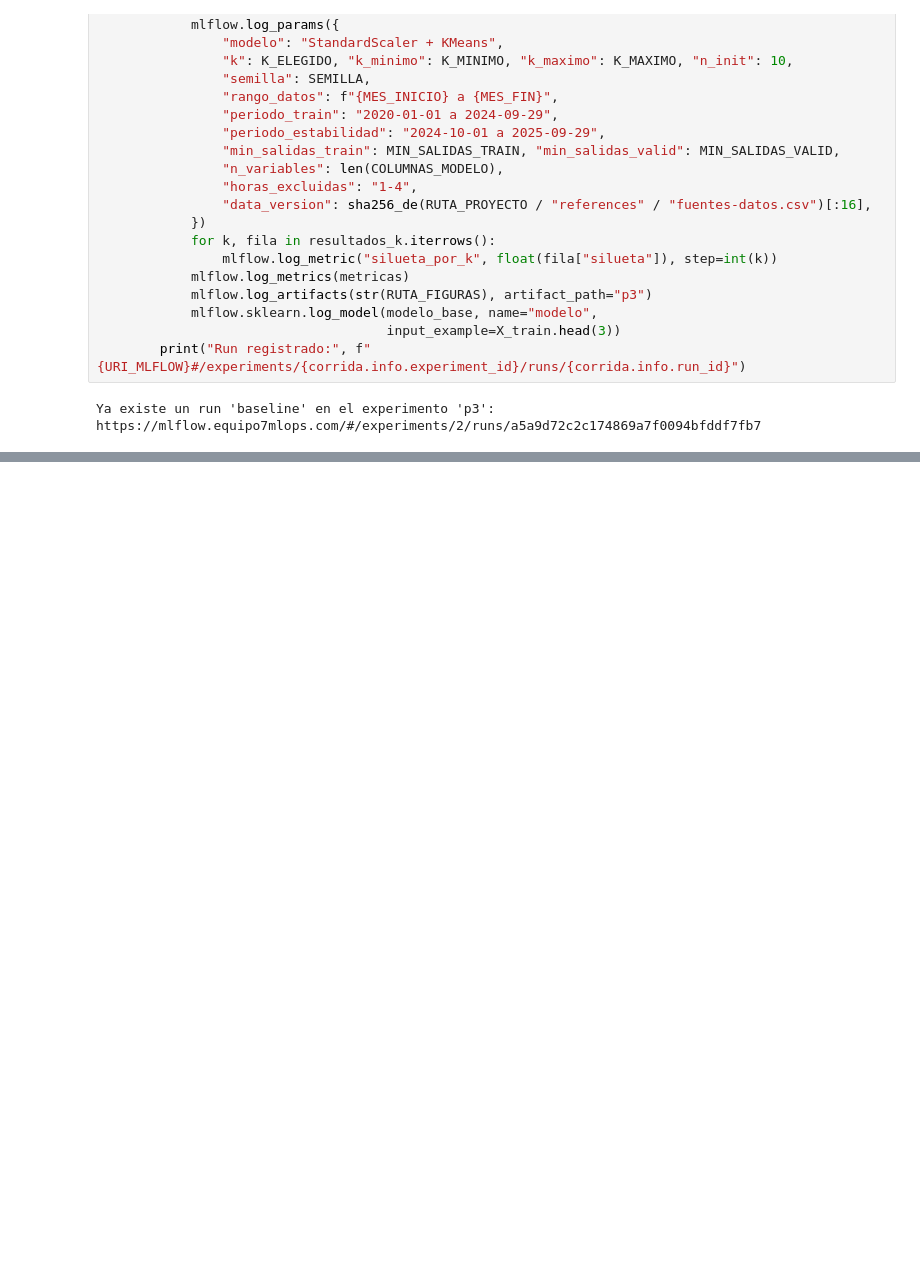
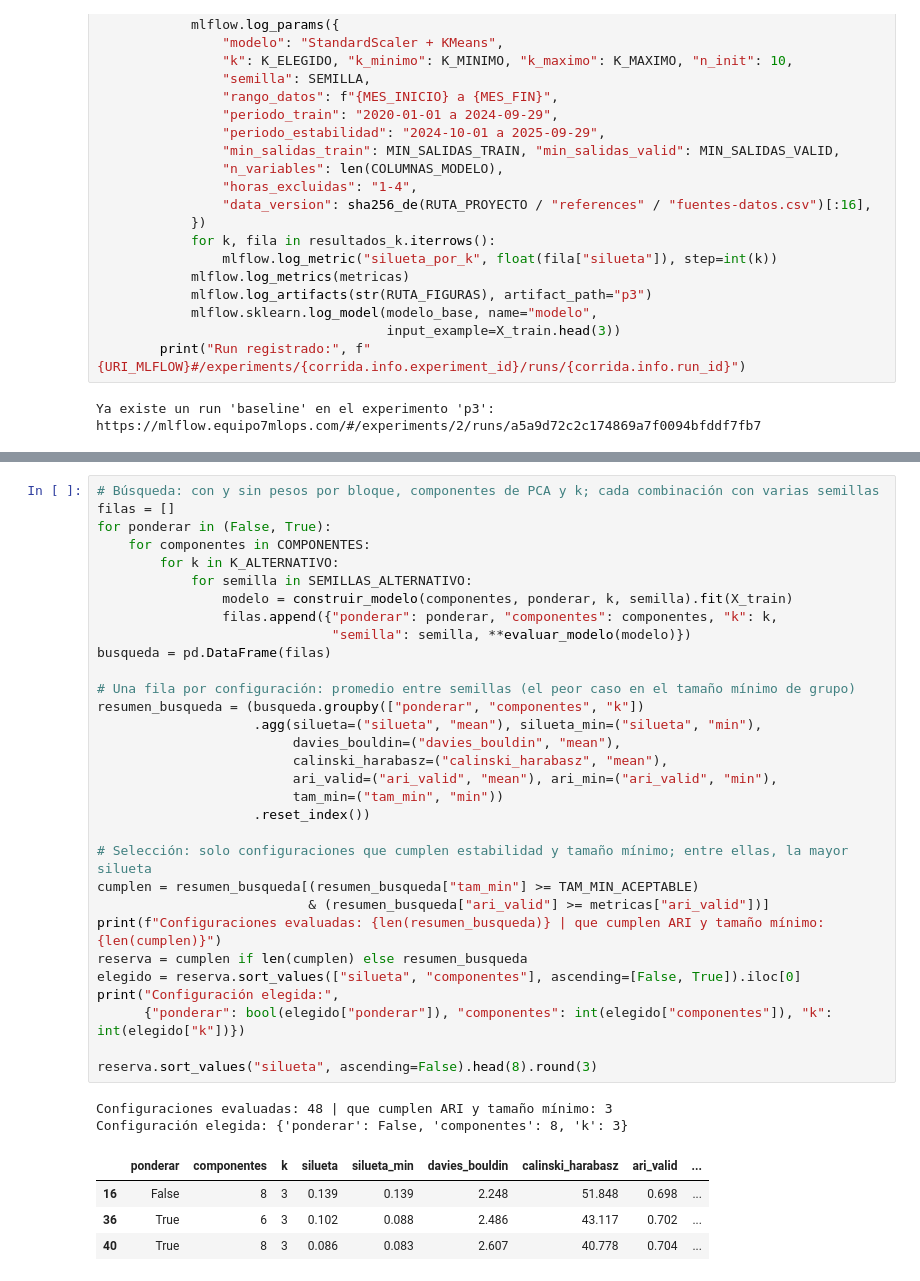
Before and after one commit to sanchezdavilaluisarturo/MLOps-ProyectoMiBici-Equipo7, a Jupyter notebook: notebooks/0.03-lasd-exploracion-carga.ipynb, the cells around one changed output, grey strips where cells are left out. Cells and saved outputs as stored; diff of their text form; blank space fills up the shorter version.

```diff
--- a/notebooks/0.03-lasd-exploracion-carga.ipynb
+++ b/notebooks/0.03-lasd-exploracion-carga.ipynb
@@ -1321,0 +1413,38 @@ Ya existe un run 'baseline' en el experimento 'p3': https://mlflow.equipo7mlops.
+# %%
+# Búsqueda: con y sin pesos por bloque, componentes de PCA y k; cada combinación con varias semillas
+filas = []
+for ponderar in (False, True):
+    for componentes in COMPONENTES:
+        for k in K_ALTERNATIVO:
+            for semilla in SEMILLAS_ALTERNATIVO:
+                modelo = construir_modelo(componentes, ponderar, k, semilla).fit(X_train)
+                filas.append({"ponderar": ponderar, "componentes": componentes, "k": k,
+                              "semilla": semilla, **evaluar_modelo(modelo)})
+busqueda = pd.DataFrame(filas)
+
+# Una fila por configuración: promedio entre semillas (el peor caso en el tamaño mínimo de grupo)
+resumen_busqueda = (busqueda.groupby(["ponderar", "componentes", "k"])
+                    .agg(silueta=("silueta", "mean"), silueta_min=("silueta", "min"),
+                         davies_bouldin=("davies_bouldin", "mean"),
+                         calinski_harabasz=("calinski_harabasz", "mean"),
+                         ari_valid=("ari_valid", "mean"), ari_min=("ari_valid", "min"),
+                         tam_min=("tam_min", "min"))
+                    .reset_index())
+
+# Selección: solo configuraciones que cumplen estabilidad y tamaño mínimo; entre ellas, la mayor silueta
+cumplen = resumen_busqueda[(resumen_busqueda["tam_min"] >= TAM_MIN_ACEPTABLE)
+                           & (resumen_busqueda["ari_valid"] >= metricas["ari_valid"])]
+print(f"Configuraciones evaluadas: {len(resumen_busqueda)} | que cumplen ARI y tamaño mínimo: {len(cumplen)}")
+reserva = cumplen if len(cumplen) else resumen_busqueda
+elegido = reserva.sort_values(["silueta", "componentes"], ascending=[False, True]).iloc[0]
+print("Configuración elegida:",
+      {"ponderar": bool(elegido["ponderar"]), "componentes": int(elegido["componentes"]), "k": int(elegido["k"])})
+
+reserva.sort_values("silueta", ascending=False).head(8).round(3)
+# %% [output]
+Configuraciones evaluadas: 48 | que cumplen ARI y tamaño mínimo: 3
+Configuración elegida: {'ponderar': False, 'componentes': 8, 'k': 3}
+|  | ponderar | componentes | k | silueta | silueta_min | davies_bouldin | calinski_harabasz | ari_valid | ... |
+| 16 | False | 8 | 3 | 0.139 | 0.139 | 2.248 | 51.848 | 0.698 | ... |
+| 36 | True | 6 | 3 | 0.102 | 0.088 | 2.486 | 43.117 | 0.702 | ... |
+| 40 | True | 8 | 3 | 0.086 | 0.083 | 2.607 | 40.778 | 0.704 | ... |
```
Also changed, not shown: parts of 11 cells of this notebook, 5 other files.
